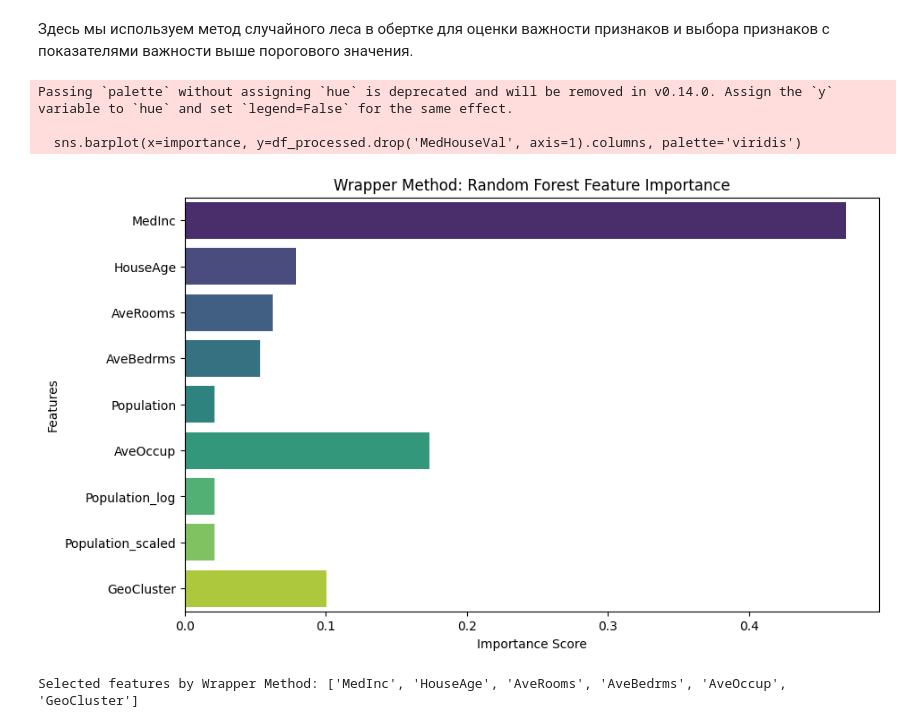
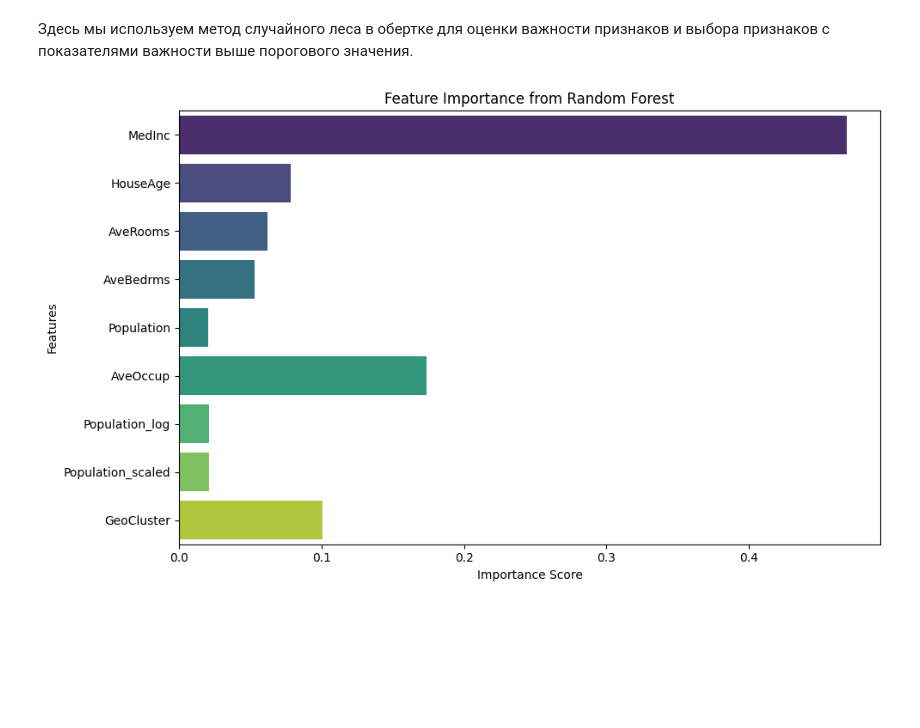
Before and after one commit to zhaojin-2001/MMO, a Jupyter notebook: lab3_MMO.ipynb, the cells around one changed output. Drawn from its saved outputs; the diff is of its cells as text; code cells hidden in the pictures; blank space fills up the shorter version.

```diff
--- a/lab3_MMO.ipynb
+++ b/lab3_MMO.ipynb
@@ -312,30 +318,27 @@ Selected features by Embedded Method: ['MedInc', 'HouseAge', 'AveRooms', 'Popula
 Здесь мы используем метод случайного леса в обертке для оценки важности признаков и выбора признаков с показателями важности выше порогового значения.
 # %%
 from sklearn.ensemble import RandomForestRegressor
+import matplotlib.pyplot as plt
+import seaborn as sns
 
-# 包装法：随机森林特征重要性
-def wrapper_method_selection():
-    # 特征选择
-    rf = RandomForestRegressor(n_estimators=50, random_state=42)  # 减少树的数量以加速训练
-    rf.fit(df_processed.drop('MedHouseVal', axis=1), df_processed['MedHouseVal'])
-    importance = rf.feature_importances_
-    selected_features = df_processed.drop('MedHouseVal', axis=1).columns[importance > 0.05]
+# 训练随机森林模型
+rf = RandomForestRegressor(n_estimators=100, random_state=42)
+rf.fit(df_processed.drop('MedHouseVal', axis=1), df_processed['MedHouseVal'])
+importance = rf.feature_importances_
 
-    # 可视化特征重要性
-    plt.figure(figsize=(10, 6))
-    sns.barplot(x=importance, y=df_processed.drop('MedHouseVal', axis=1).columns, palette='viridis')
-    plt.title('Wrapper Method: Random Forest Feature Importance')
-    plt.xlabel('Importance Score')
-    plt.ylabel('Features')
-    plt.show()
-
-    return selected_features
-
-selected_rf = wrapper_method_selection()
-print("Selected features by Wrapper Method:", selected_rf.tolist())
+# 可视化特征重要性
+plt.figure(figsize=(10, 6))
+sns.barplot(
+    x=importance,
+    y=df_processed.drop('MedHouseVal', axis=1).columns,
+    hue=df_processed.drop('MedHouseVal', axis=1).columns,
+    palette='viridis',
+    legend=False
+)
+plt.title('Feature Importance from Random Forest')
+plt.xlabel('Importance Score')
+plt.ylabel('Features')
+plt.tight_layout()
+plt.show()
 # %% [output]
-Passing `palette` without assigning `hue` is deprecated and will be removed in v0.14.0. Assign the `y` variable to `hue` and set `legend=False` for the same effect.
-
-  sns.barplot(x=importance, y=df_processed.drop('MedHouseVal', axis=1).columns, palette='viridis')
-[figure, old version]
+[figure, new version]
-Selected features by Wrapper Method: ['MedInc', 'HouseAge', 'AveRooms', 'AveBedrms', 'AveOccup', 'GeoCluster']
```
Also changed, not shown: parts of 4 cells of this notebook.
